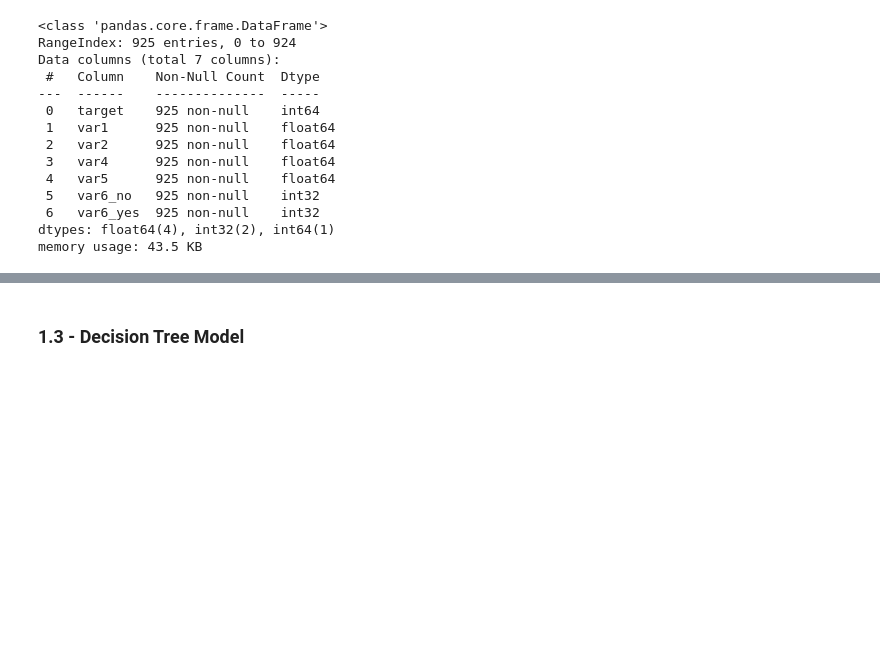
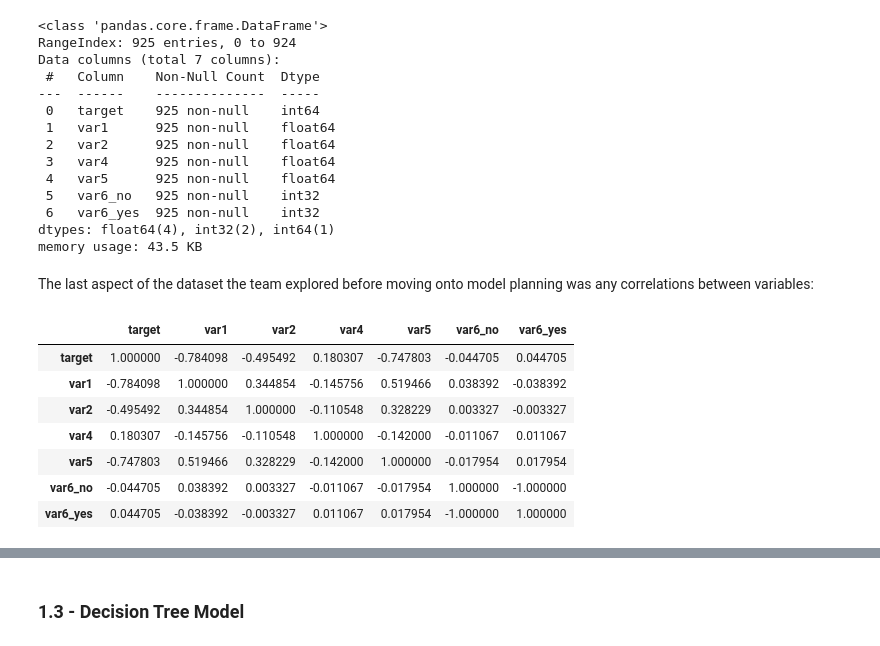
Before and after one commit to engmohamedsalah/AIMaster-MachineLearningDeepLearning, a Jupyter notebook: Submission_Notebook.ipynb, the cells around one changed output, grey strips where cells are left out. Saved outputs shown, nothing was run; the diff lists cells and outputs as text; code cells hidden in the pictures; blank space fills up the shorter version.

```diff
--- a/Submission_Notebook.ipynb
+++ b/Submission_Notebook.ipynb
@@ -190,3 +190,16 @@ Data columns (total 7 columns):
  6   var6_yes  925 non-null    int32
 dtypes: float64(4), int32(2), int64(1)
 memory usage: 43.5 KB
+# %% [markdown]
+The last aspect of the dataset the team explored before moving onto model planning was any correlations between variables:
+# %%
+clean_data.corr()
+# %% [output]
+|  | target | var1 | var2 | var4 | var5 | var6_no | var6_yes |
+| target | 1.000000 | -0.784098 | -0.495492 | 0.180307 | -0.747803 | -0.044705 | 0.044705 |
+| var1 | -0.784098 | 1.000000 | 0.344854 | -0.145756 | 0.519466 | 0.038392 | -0.038392 |
+| var2 | -0.495492 | 0.344854 | 1.000000 | -0.110548 | 0.328229 | 0.003327 | -0.003327 |
+| var4 | 0.180307 | -0.145756 | -0.110548 | 1.000000 | -0.142000 | -0.011067 | 0.011067 |
+| var5 | -0.747803 | 0.519466 | 0.328229 | -0.142000 | 1.000000 | -0.017954 | 0.017954 |
+| var6_no | -0.044705 | 0.038392 | 0.003327 | -0.011067 | -0.017954 | 1.000000 | -1.000000 |
+| var6_yes | 0.044705 | -0.038392 | -0.003327 | 0.011067 | 0.017954 | -1.000000 | 1.000000 |
```
Also changed, not shown: parts of 35 cells of this notebook.
